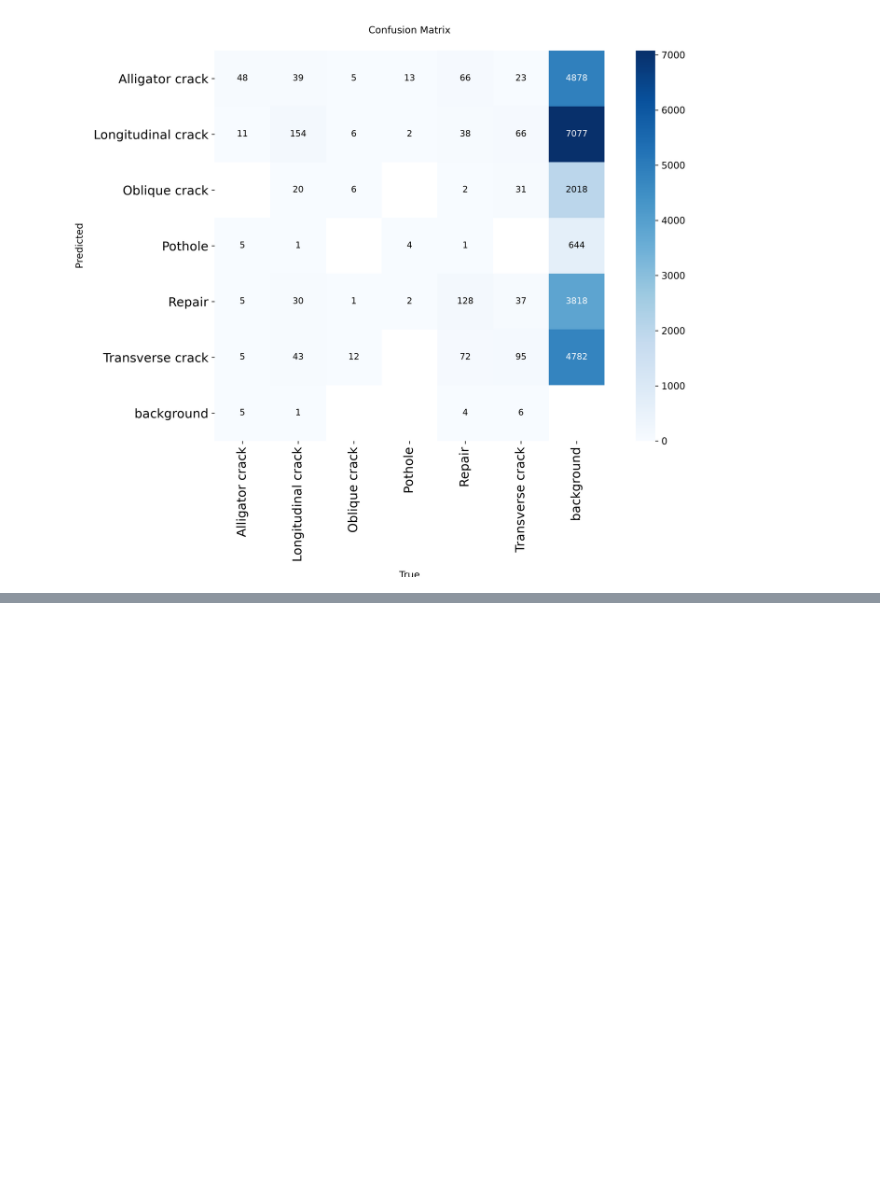
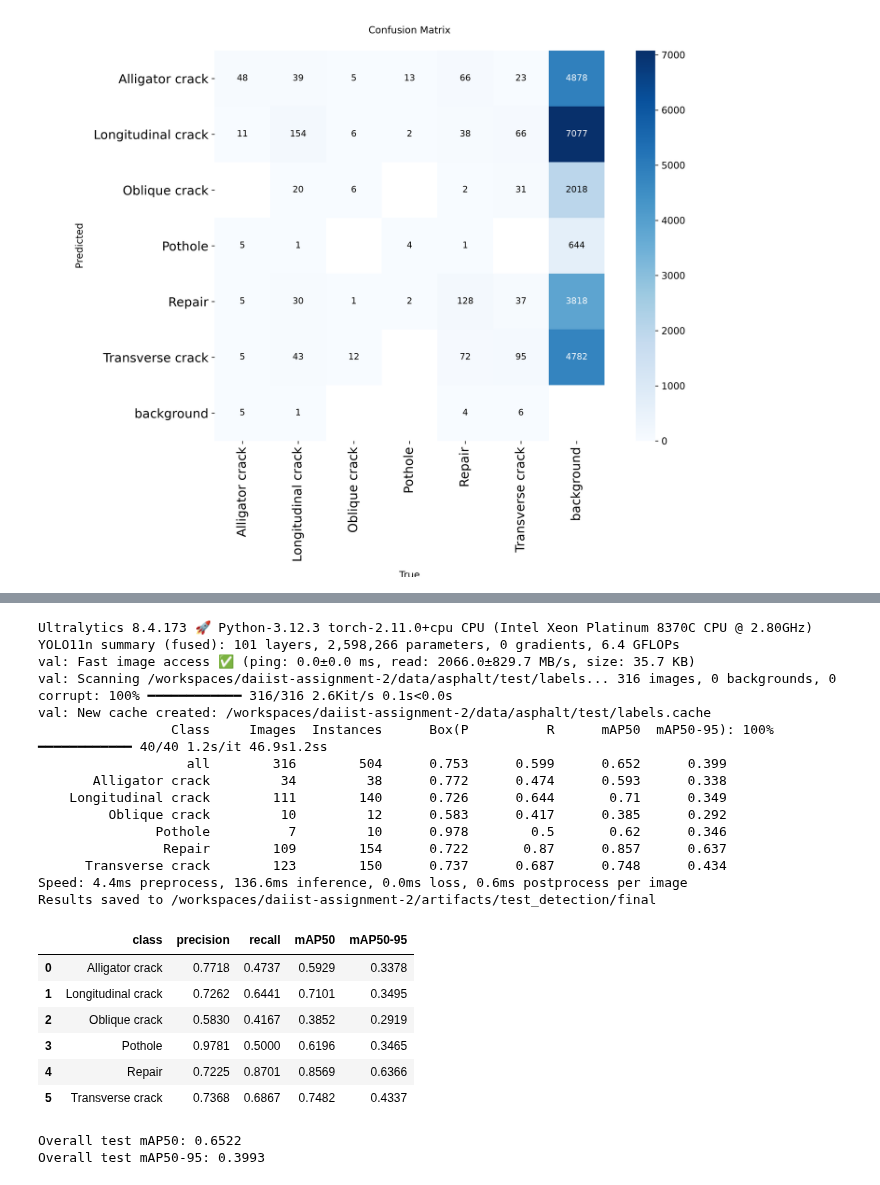
Before and after one commit to 94921234/daiist-assignment-2, a Jupyter notebook: train.ipynb, the cells around one changed output, grey strips where cells are left out. Cells and saved outputs as stored; diff of their text form; code cells hidden in the pictures; blank space fills up the shorter version.

```diff
--- a/train.ipynb
+++ b/train.ipynb
@@ -535,0 +1382,68 @@ display(Image(
+# %%
+from pathlib import Path
+from ultralytics import YOLO
+import pandas as pd
+
+model = YOLO("weights/best.pt")
+
+test_metrics = model.val(
+    data=str(Path("artifacts/asphalt_eval.yaml").resolve()),
+    split="test",
+    imgsz=640,
+    batch=8,
+    device="cpu",
+    plots=True,
+    project=str(Path("artifacts/test_detection").resolve()),
+    name="final",
+    exist_ok=True
+)
+
+rows = []
+
+for i, class_id in enumerate(test_metrics.box.ap_class_index):
+    precision, recall, ap50, ap5095 = test_metrics.class_result(i)
+
+    rows.append({
+        "class": model.names[int(class_id)],
+        "precision": round(float(precision), 4),
+        "recall": round(float(recall), 4),
+        "mAP50": round(float(ap50), 4),
+        "mAP50-95": round(float(ap5095), 4)
+    })
+
+per_class_test = pd.DataFrame(rows)
+
+display(per_class_test)
+
+per_class_test.to_csv(
+    "artifacts/test_detection_metrics.csv",
+    index=False
+)
+
+print("Overall test mAP50:", round(test_metrics.box.map50, 4))
+print("Overall test mAP50-95:", round(test_metrics.box.map, 4))
+# %% [output]
+Ultralytics 8.4.173 🚀 Python-3.12.3 torch-2.11.0+cpu CPU (Intel Xeon Platinum 8370C CPU @ 2.80GHz)
+YOLO11n summary (fused): 101 layers, 2,598,266 parameters, 0 gradients, 6.4 GFLOPs
+val: Fast image access ✅ (ping: 0.0±0.0 ms, read: 2066.0±829.7 MB/s, size: 35.7 KB)
+val: Scanning /workspaces/daiist-assignment-2/data/asphalt/test/labels... 316 images, 0 backgrounds, 0 corrupt: 100% ━━━━━━━━━━━━ 316/316 2.6Kit/s 0.1s<0.0s
+val: New cache created: /workspaces/daiist-assignment-2/data/asphalt/test/labels.cache
+                 Class     Images  Instances      Box(P          R      mAP50  mAP50-95): 100% ━━━━━━━━━━━━ 40/40 1.2s/it 46.9s1.2ss
+                   all        316        504      0.753      0.599      0.652      0.399
+       Alligator crack         34         38      0.772      0.474      0.593      0.338
+    Longitudinal crack        111        140      0.726      0.644       0.71      0.349
+         Oblique crack         10         12      0.583      0.417      0.385      0.292
+               Pothole          7         10      0.978        0.5       0.62      0.346
+                Repair        109        154      0.722       0.87      0.857      0.637
+      Transverse crack        123        150      0.737      0.687      0.748      0.434
+Speed: 4.4ms preprocess, 136.6ms inference, 0.0ms loss, 0.6ms postprocess per image
+Results saved to /workspaces/daiist-assignment-2/artifacts/test_detection/final
+|  | class | precision | recall | mAP50 | mAP50-95 |
+| 0 | Alligator crack | 0.7718 | 0.4737 | 0.5929 | 0.3378 |
+| 1 | Longitudinal crack | 0.7262 | 0.6441 | 0.7101 | 0.3495 |
+| 2 | Oblique crack | 0.5830 | 0.4167 | 0.3852 | 0.2919 |
+| 3 | Pothole | 0.9781 | 0.5000 | 0.6196 | 0.3465 |
+| 4 | Repair | 0.7225 | 0.8701 | 0.8569 | 0.6366 |
+| 5 | Transverse crack | 0.7368 | 0.6867 | 0.7482 | 0.4337 |
+Overall test mAP50: 0.6522
+Overall test mAP50-95: 0.3993
```
Also changed, not shown: parts of 20 cells of this notebook.
